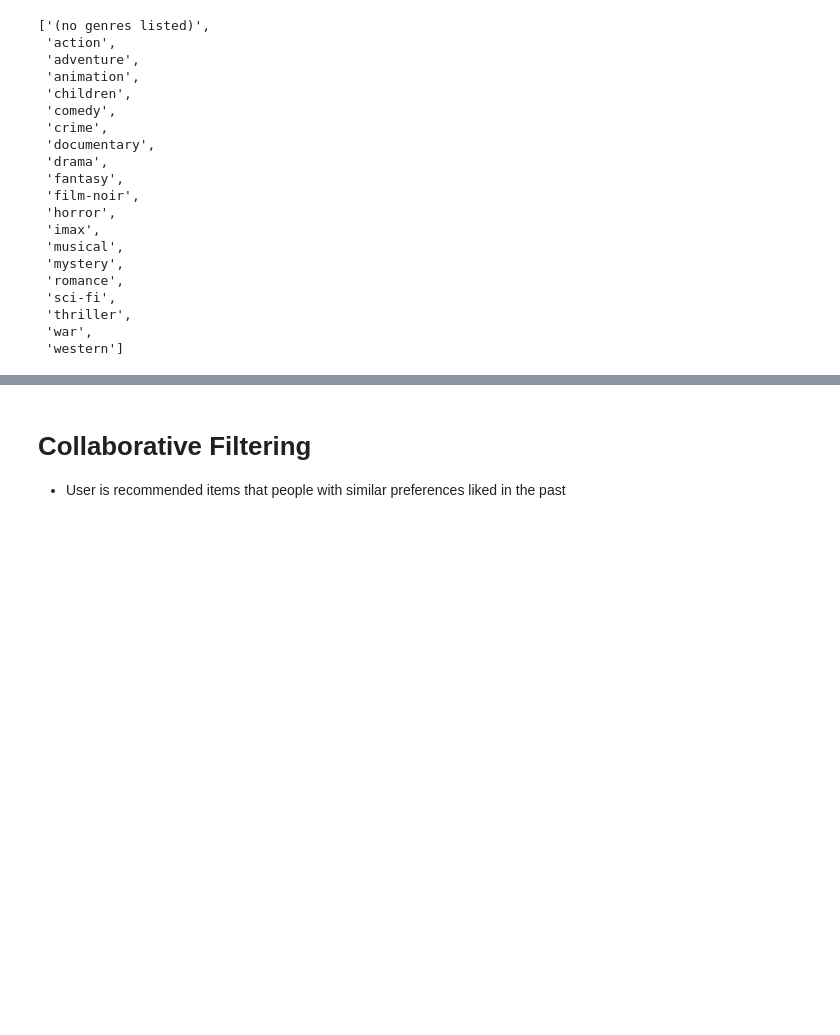
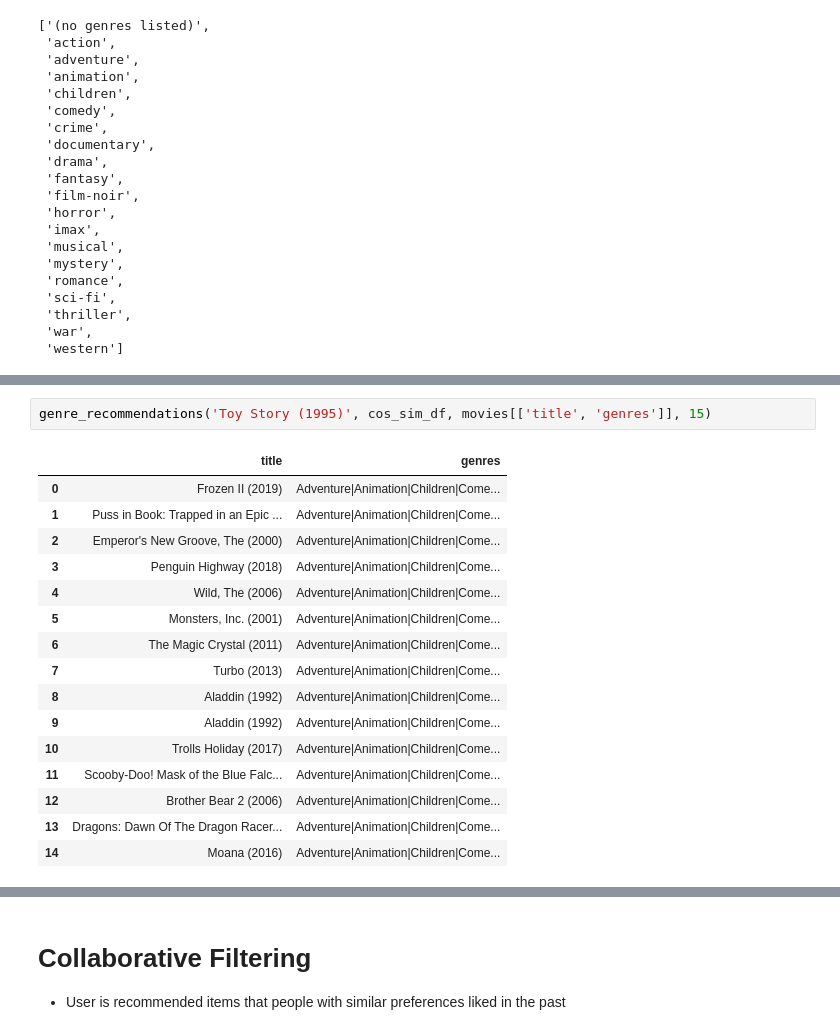
Before and after one commit to nsuttora/Movie-Recommender-Data-Mining-II, a Jupyter notebook: movie_recommender.ipynb, the cells around one changed output, grey strips where cells are left out. Cells and saved outputs as stored; diff of their text form; blank space fills up the shorter version.

```diff
--- a/movie_recommender.ipynb
+++ b/movie_recommender.ipynb
@@ -348,0 +366,19 @@ tfidf_df.head()
+# %%
+genre_recommendations('Toy Story (1995)', cos_sim_df, movies[['title', 'genres']], 15)
+# %% [output]
+|  | title | genres |
+| 0 | Frozen II (2019) | Adventure|Animation|Children|Come... |
+| 1 | Puss in Book: Trapped in an Epic ... | Adventure|Animation|Children|Come... |
+| 2 | Emperor's New Groove, The (2000) | Adventure|Animation|Children|Come... |
+| 3 | Penguin Highway (2018) | Adventure|Animation|Children|Come... |
+| 4 | Wild, The (2006) | Adventure|Animation|Children|Come... |
+| 5 | Monsters, Inc. (2001) | Adventure|Animation|Children|Come... |
+| 6 | The Magic Crystal (2011) | Adventure|Animation|Children|Come... |
+| 7 | Turbo (2013) | Adventure|Animation|Children|Come... |
+| 8 | Aladdin (1992) | Adventure|Animation|Children|Come... |
+| 9 | Aladdin (1992) | Adventure|Animation|Children|Come... |
+| 10 | Trolls Holiday (2017) | Adventure|Animation|Children|Come... |
+| 11 | Scooby-Doo! Mask of the Blue Falc... | Adventure|Animation|Children|Come... |
+| 12 | Brother Bear 2 (2006) | Adventure|Animation|Children|Come... |
+| 13 | Dragons: Dawn Of The Dragon Racer... | Adventure|Animation|Children|Come... |
+| 14 | Moana (2016) | Adventure|Animation|Children|Come... |
```
Also changed, not shown: parts of 14 cells of this notebook.
